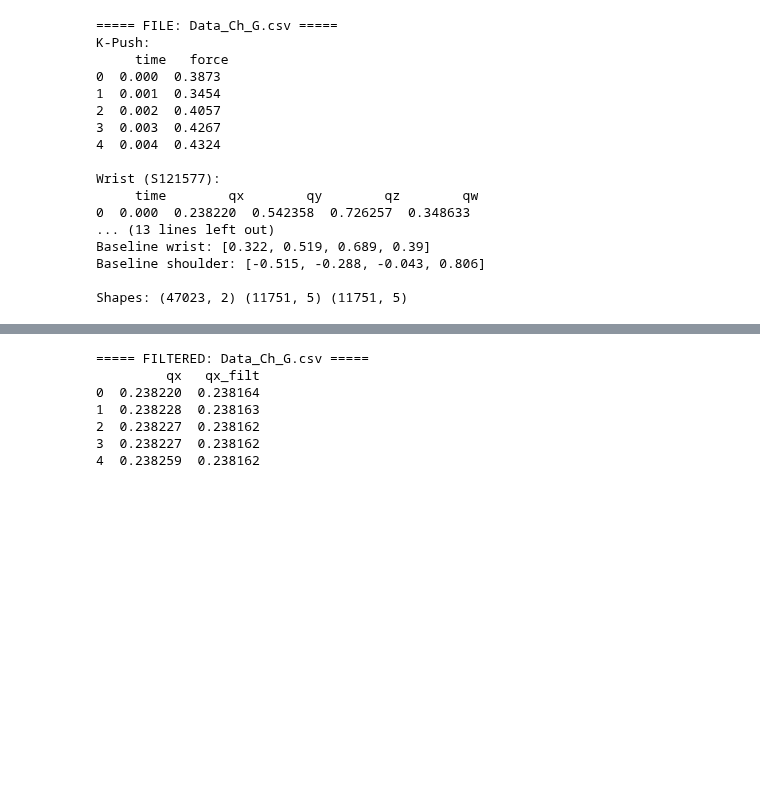
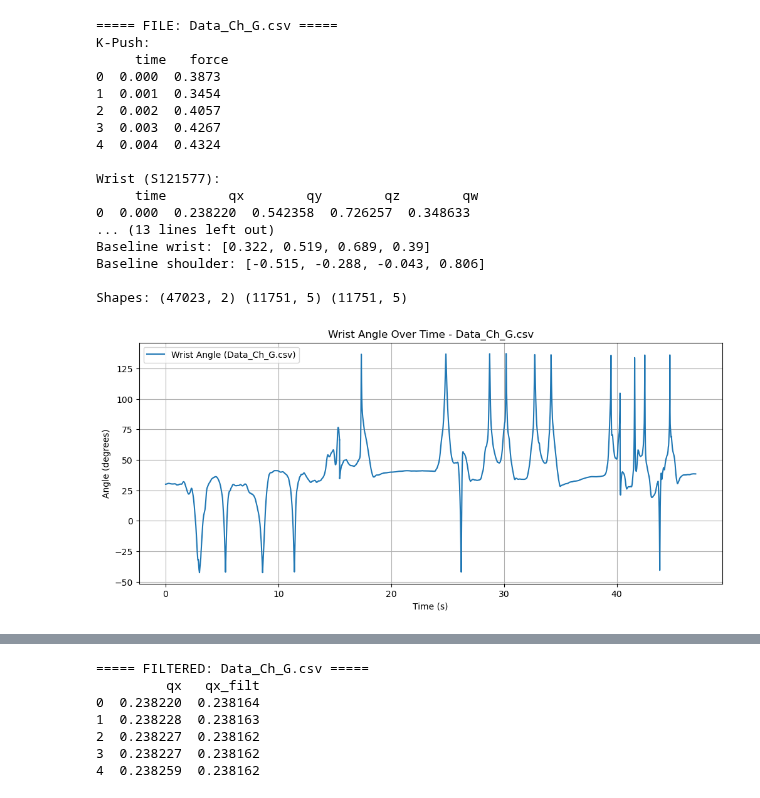
Before and after one commit to Anais-rgn/Projet_R_Python_M2_REHAB_2026, a Jupyter notebook: Python_Project/notebooks/Test_05.ipynb, the cells around one changed output, grey strips where cells are left out. Saved outputs shown, nothing was run; the diff lists cells and outputs as text; code cells hidden in the pictures; blank space fills up the shorter version.

```diff
--- a/Python_Project/notebooks/Test_05.ipynb
+++ b/Python_Project/notebooks/Test_05.ipynb
@@ -690,3 +690,85 @@ Baseline wrist: [0.322, 0.519, 0.689, 0.39]
 Baseline shoulder: [-0.515, -0.288, -0.043, 0.806]
 
 Shapes: (47023, 2) (11751, 5) (11751, 5)
+# %%
+## STEP 2 - CONVERT QUATERNION TO ANATOMICAL ANGLE + PLOT
+
+import numpy as np
+import matplotlib.pyplot as plt
+
+# ==========================================================
+# FUNCTION: CONVERT QUATERNION TO ANATOMICAL ANGLE
+# ==========================================================
+def quaternion_to_angle_x_corrected(df_quat, baseline_deg):
+    """
+    Convert quaternion to anatomically meaningful wrist/elbow angle.
+    """
+
+    # Extract quaternion components
+    qx = df_quat["qx"].values
+    qy = df_quat["qy"].values
+    qz = df_quat["qz"].values
+    qw = df_quat["qw"].values
+
+    # ---------- STEP 1: RAW ANGLE ----------
+    angle_rad = np.arctan2(
+        2*(qw*qx + qy*qz),
+        1 - 2*(qx**2 + qy**2)
+    )
+
+    angle_deg = np.degrees(angle_rad)
+
+    # ---------- STEP 2: CORRECTION 0 → 180 ----------
+    angle_deg = (angle_deg + 360) % 360
+    angle_deg = np.where(angle_deg > 180, 360 - angle_deg, angle_deg)
+
+    # ---------- STEP 3: ZERO REFERENCE ----------
+    angle_zeroed = angle_deg - angle_deg[0]
+
+    # ---------- STEP 4: APPLY BASELINE ----------
+    angle_anatomical = angle_zeroed + baseline_deg
+
+    # ---------- OUTPUT ----------
+    df_angles = df_quat[["time"]].copy()
+    df_angles["angle"] = angle_anatomical
+
+    return df_angles
+
+
+# ==========================================================
+# MULTI-FILE PROCESSING
+# ==========================================================
+files = ["Data_Ch_G.csv"]
+
+baseline_angles = {
+    "Data_Ch_G.csv": 30
+}
+
+angles_results = {}
+
+for file in files:
+
+    df_wrist = results[file]["wrist"]
+
+    manual_baseline = baseline_angles[file]
+
+    df_wrist_angles = quaternion_to_angle_x_corrected(df_wrist, manual_baseline)
+
+    angles_results[file] = df_wrist_angles
+
+    # ---------- PLOT ----------
+    plt.figure(figsize=(12,5))
+    plt.plot(df_wrist_angles["time"], df_wrist_angles["angle"], label=f"Wrist Angle ({file})")
+    plt.xlabel("Time (s)")
+    plt.ylabel("Angle (degrees)")
+    plt.title(f"Wrist Angle Over Time - {file}")
+    plt.legend()
+    plt.grid(True)
+    plt.show()
+
+    # ---------- CHECK RANGE ----------
+    print(f"===== FILE: {file} =====")
+    print("Min angle:", df_wrist_angles["angle"].min())
+    print("Max angle:", df_wrist_angles["angle"].max())
+# %% [output]
+[figure, added]
```
Also changed, not shown: parts of 7 cells of this notebook, 1 other file.
